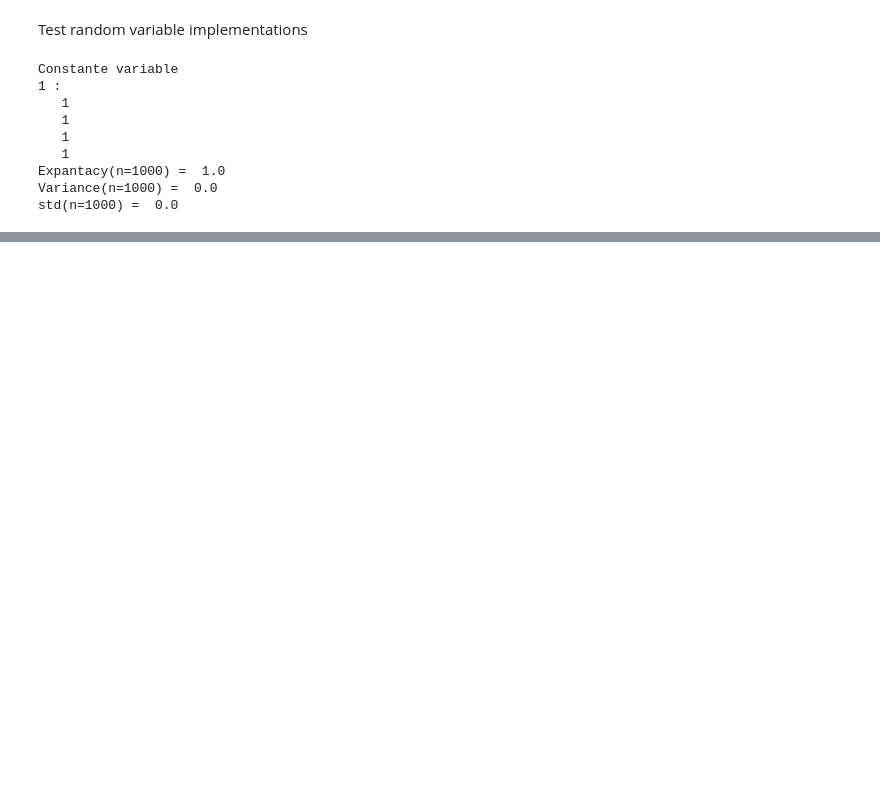
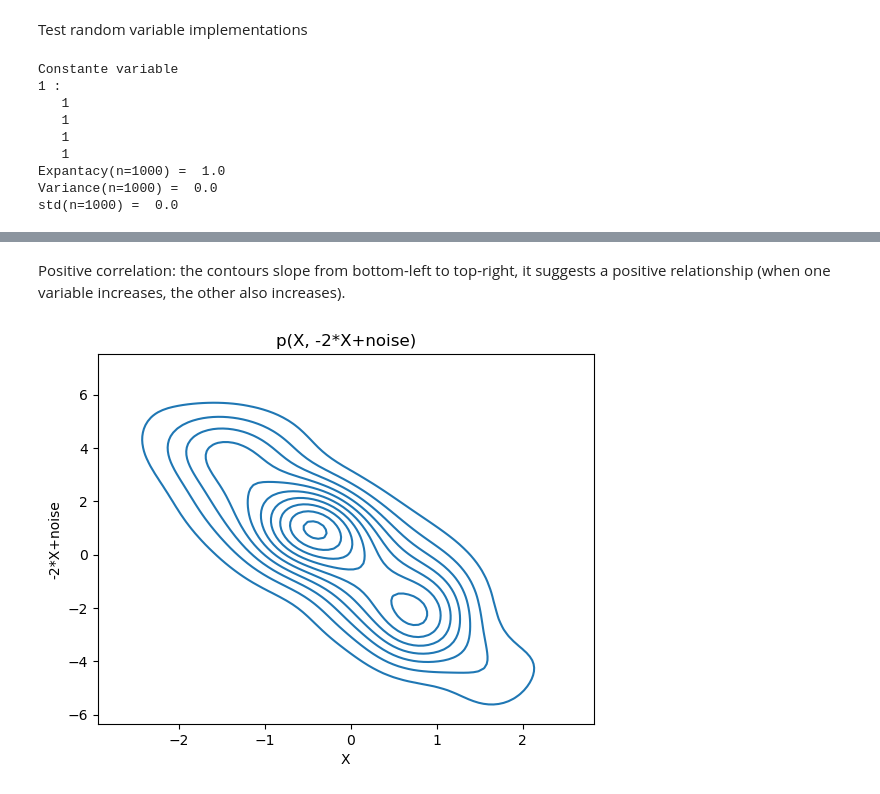
Before and after one commit to bmalick/machine-learning-grind, a Jupyter notebook: 01-machine-learning/01-stats/01-random-variables/main.ipynb, the cells around one changed output, grey strips where cells are left out. Drawn from its saved outputs; the diff is of its cells as text; code cells hidden in the pictures; blank space fills up the shorter version.

```diff
--- a/01-machine-learning/01-stats/01-random-variables/main.ipynb
+++ b/01-machine-learning/01-stats/01-random-variables/main.ipynb
@@ -123,0 +167,10 @@ plt.show()
+# %% [markdown]
+Positive correlation: the contours slope from bottom-left to top-right, it suggests a positive relationship (when one variable increases, the other also increases).
+# %%
+y = -2*x+np.random.normal(0,1,1000)
+var_y = RandomVariable("-2*X+noise", lambda n: y[:n])
+fig, ax = plt.subplots()
+RandomVariable.get_bivariate_density(var_x=var_x, var_y=var_y, n=n, ax=ax) # Negative correlation
+plt.show()
+# %% [output]
+[figure, added]
```
Also changed, not shown: parts of 21 cells of this notebook, 2 other files.
